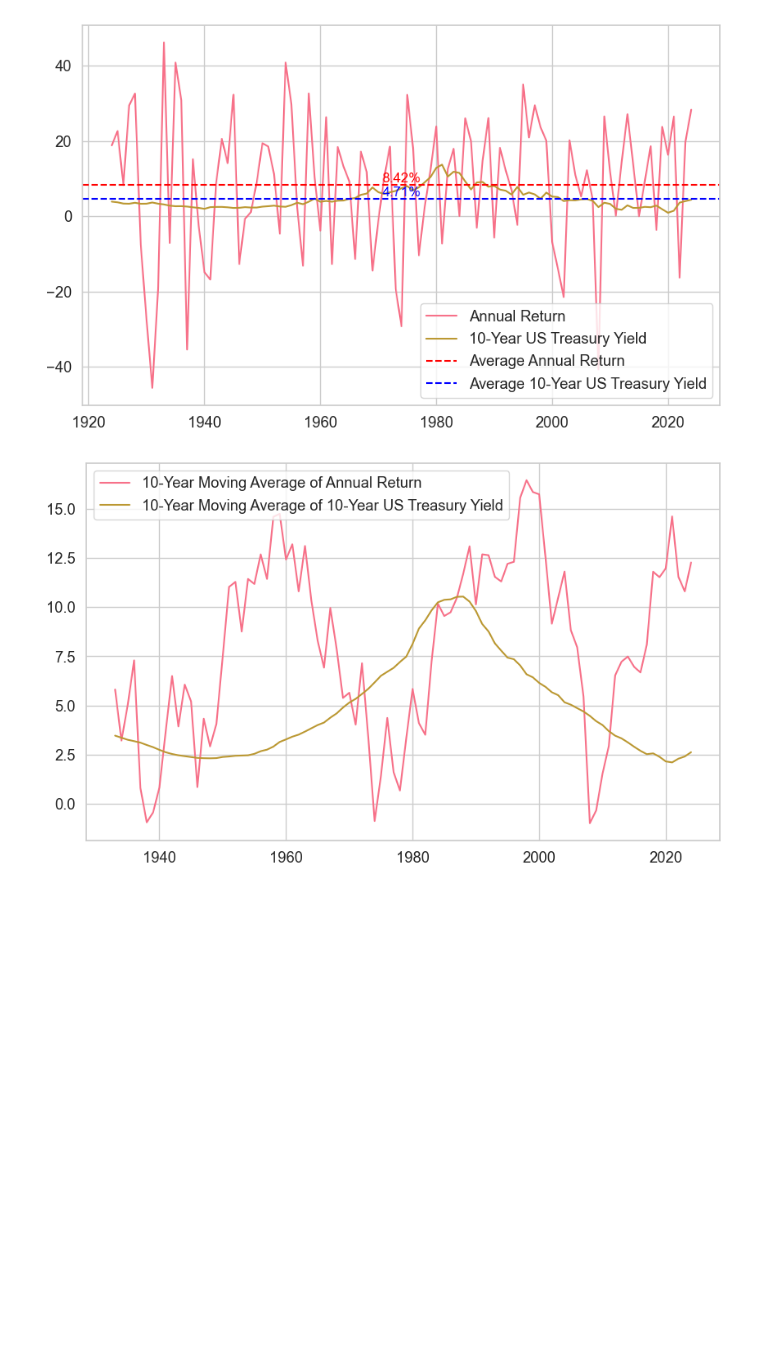
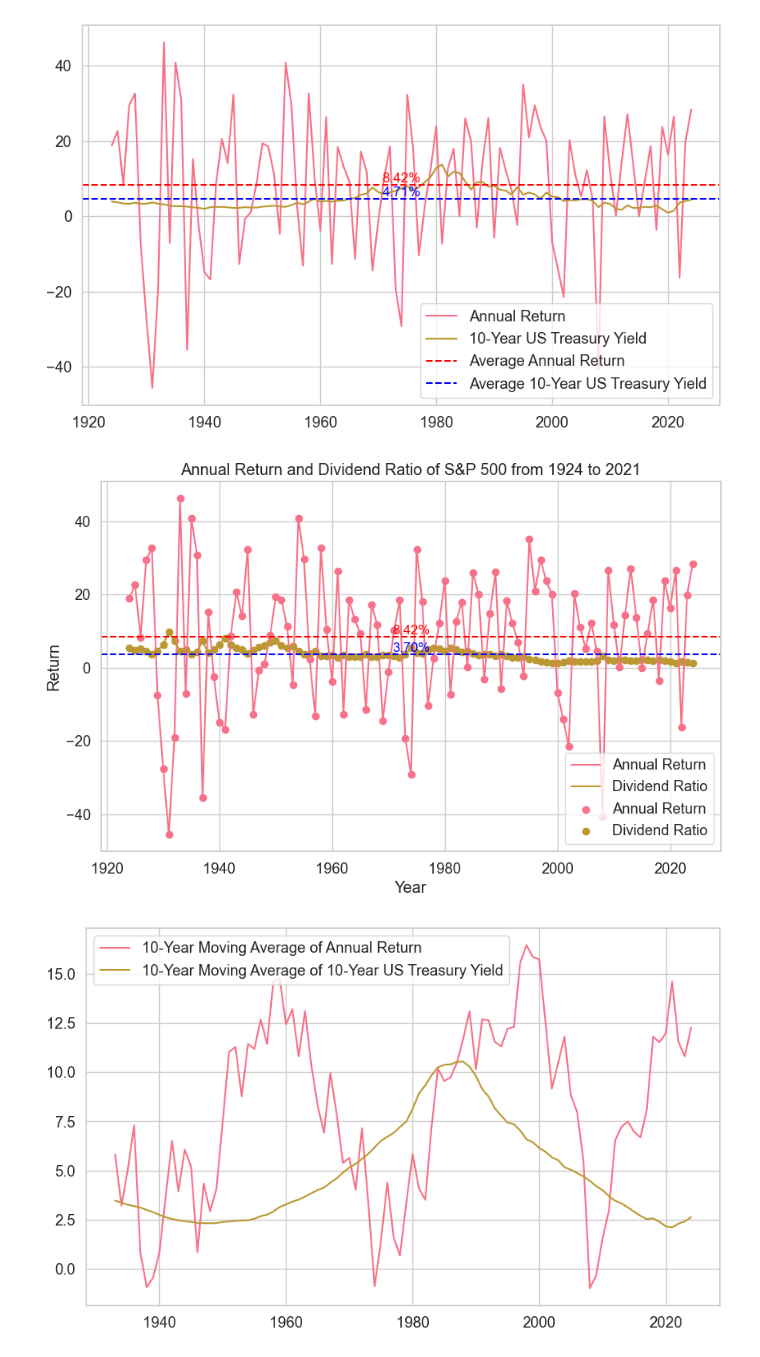
Before and after one commit to JJ-Zhang-DS/finance_tools, a Jupyter notebook: annunity_vs_spy.ipynb, the cells around one changed output. Drawn from its saved outputs; the diff is of its cells as text; code cells hidden in the pictures; blank space fills up the shorter version.

```diff
--- a/annunity_vs_spy.ipynb
+++ b/annunity_vs_spy.ipynb
@@ -691,6 +689,29 @@ plt.legend()
 plt.show()
 # %% [output]
 [figure]
+# %%
+# plot of spy500 from 1924 , annual return, dividend ratio,
+plt.figure(figsize=(10, 6))
+sns.lineplot(x='Year', y='Annual_Return', data=df, label='Annual Return')
+sns.lineplot(x='Year', y='Dividend_Ratio', data=df, label='Dividend Ratio')
+# show the points of each year
+plt.scatter(df['Year'], df['Annual_Return'], label='Annual Return')
+plt.scatter(df['Year'], df['Dividend_Ratio'], label='Dividend Ratio')
+plt.legend()
+plt.title('Annual Return and Dividend Ratio of S&P 500 from 1924 to 2021')
+# show x line which are the average of the Annual_Return and Dividend_Ratio
+plt.axhline(y=df['Annual_Return'].mean(), color='red', linestyle='--', label='Average Annual Return')
+plt.axhline(y=df['Dividend_Ratio'].mean(), color='blue', linestyle='--', label='Average Dividend Ratio')
+# add a text box which shows the mean of the Annual_Return and Dividend_Ratio
+plt.text(df['Year'].mean(), df['Annual_Return'].mean(), f'{df["Annual_Return"].mean():.2f}%',
+         ha='center', va='bottom', fontsize=12, color='red')
+plt.text(df['Year'].mean(), df['Dividend_Ratio'].mean(), f'{df["Dividend_Ratio"].mean():.2f}%',
+         ha='center', va='bottom', fontsize=12, color='blue')
+plt.xlabel('Year')
+plt.ylabel('Return')
+plt.show()
+# %% [output]
+[figure, added]
 # %%
 # make a ten year moving average of the Annual_Return and Rate_GS10, start from 1924
 df['Annual_Return_MA'] = df['Annual_Return'].rolling(window=10).mean()
```
Also changed, not shown: parts of 2 cells of this notebook.
